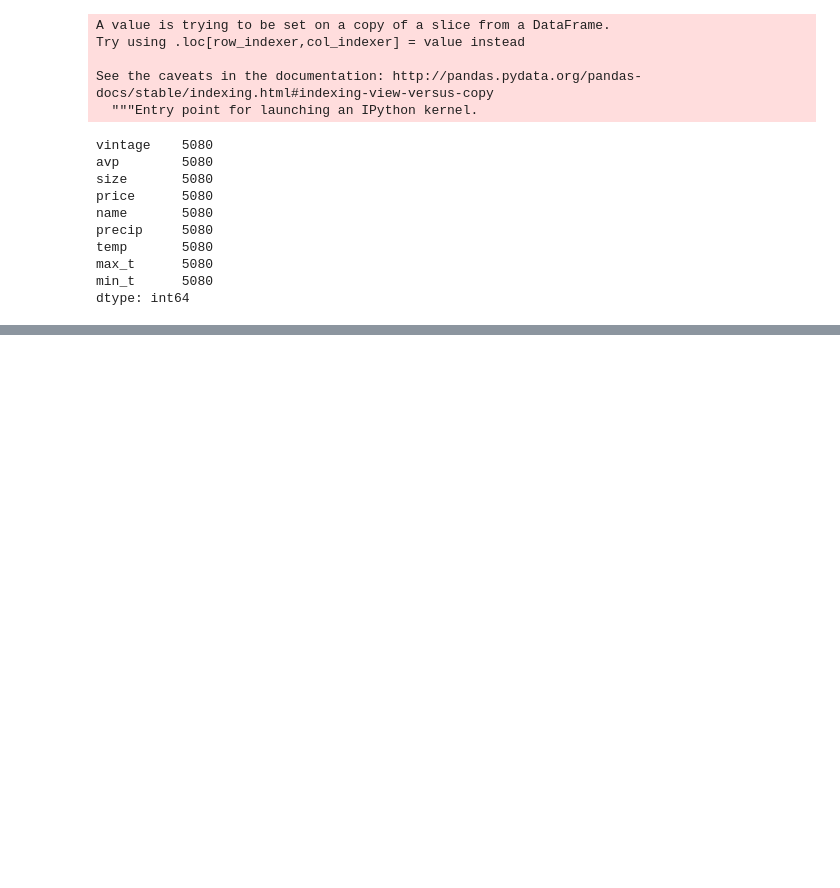
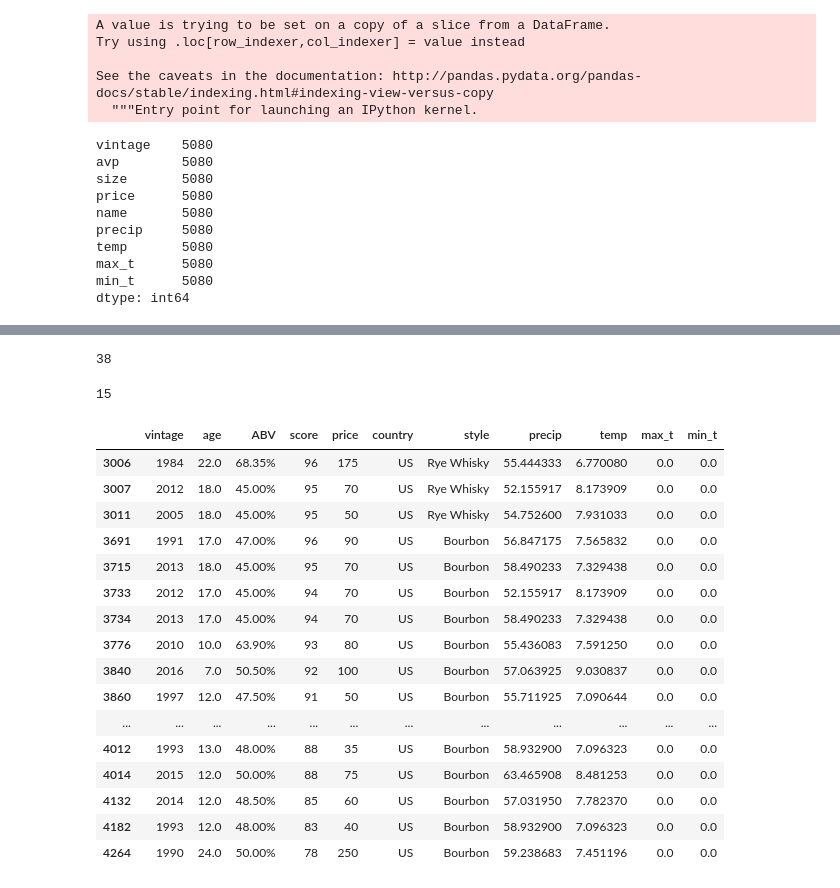
Before and after one commit to Axemen/Project-3, a Jupyter notebook: clean-data/Whiskey_data/Merging_weather_whiskey.ipynb, the cells around one changed output, grey strips where cells are left out. Cells and saved outputs as stored; diff of their text form; code cells hidden in the pictures; blank space fills up the shorter version.

```diff
--- a/clean-data/Whiskey_data/Merging_weather_whiskey.ipynb
+++ b/clean-data/Whiskey_data/Merging_weather_whiskey.ipynb
@@ -106,0 +202,2 @@ df_whisky.to_csv('whisky-weather-data.csv', index = False)
+# %%
+df_weather = df_weather.loc[df_weather['country'] == 'USA'][['Year', 'Precipitation', 'Temperature','country']]
@@ -106,0 +224,41 @@ df_whisky.to_csv('whisky-weather-data.csv', index = False)
+# %%
+len(df_whisky_us)
+# %% [output]
+38
+# %%
+E = 0
+for i in range(len(df_whisky_us)):
+    year = df_whisky_us.iat[i, 0]
+    year_weather = df_weather.loc[df_weather['Year'] == year]
+    try:
+        df_whisky_us.iat[i, 7] = year_weather.iat[0, 1]
+        df_whisky_us.iat[i, 8] = year_weather.iat[0, 2]
+    except Exception as e:
+        E += 1
+print(E)
+# %% [output]
+15
+# %%
+df_whisky_us = df_whisky_us.loc[df_whisky_us['vintage'] >= 1970]
+# %%
+df_whisky_us = df_whisky_us.loc[df_whisky_us['vintage'] <= 2016]
+# %%
+df_whisky_us
+# %% [output]
+|  | vintage | age | ABV | score | price | country | style | precip | temp | max_t | min_t |
+| 3006 | 1984 | 22.0 | 68.35% | 96 | 175 | US | Rye Whisky | 55.444333 | 6.770080 | 0.0 | 0.0 |
+| 3007 | 2012 | 18.0 | 45.00% | 95 | 70 | US | Rye Whisky | 52.155917 | 8.173909 | 0.0 | 0.0 |
+| 3011 | 2005 | 18.0 | 45.00% | 95 | 50 | US | Rye Whisky | 54.752600 | 7.931033 | 0.0 | 0.0 |
+| 3691 | 1991 | 17.0 | 47.00% | 96 | 90 | US | Bourbon | 56.847175 | 7.565832 | 0.0 | 0.0 |
+| 3715 | 2013 | 18.0 | 45.00% | 95 | 70 | US | Bourbon | 58.490233 | 7.329438 | 0.0 | 0.0 |
+| 3733 | 2012 | 17.0 | 45.00% | 94 | 70 | US | Bourbon | 52.155917 | 8.173909 | 0.0 | 0.0 |
+| 3734 | 2013 | 17.0 | 45.00% | 94 | 70 | US | Bourbon | 58.490233 | 7.329438 | 0.0 | 0.0 |
+| 3776 | 2010 | 10.0 | 63.90% | 93 | 80 | US | Bourbon | 55.436083 | 7.591250 | 0.0 | 0.0 |
+| 3840 | 2016 | 7.0 | 50.50% | 92 | 100 | US | Bourbon | 57.063925 | 9.030837 | 0.0 | 0.0 |
+| 3860 | 1997 | 12.0 | 47.50% | 91 | 50 | US | Bourbon | 55.711925 | 7.090644 | 0.0 | 0.0 |
+| ... | ... | ... | ... | ... | ... | ... | ... | ... | ... | ... | ... |
+| 4012 | 1993 | 13.0 | 48.00% | 88 | 35 | US | Bourbon | 58.932900 | 7.096323 | 0.0 | 0.0 |
+| 4014 | 2015 | 12.0 | 50.00% | 88 | 75 | US | Bourbon | 63.465908 | 8.481253 | 0.0 | 0.0 |
+| 4132 | 2014 | 12.0 | 48.50% | 85 | 60 | US | Bourbon | 57.031950 | 7.782370 | 0.0 | 0.0 |
+| 4182 | 1993 | 12.0 | 48.00% | 83 | 40 | US | Bourbon | 58.932900 | 7.096323 | 0.0 | 0.0 |
+| 4264 | 1990 | 24.0 | 50.00% | 78 | 250 | US | Bourbon | 59.238683 | 7.451196 | 0.0 | 0.0 |
```
Also changed, not shown: parts of 20 cells of this notebook, 18 other files.
